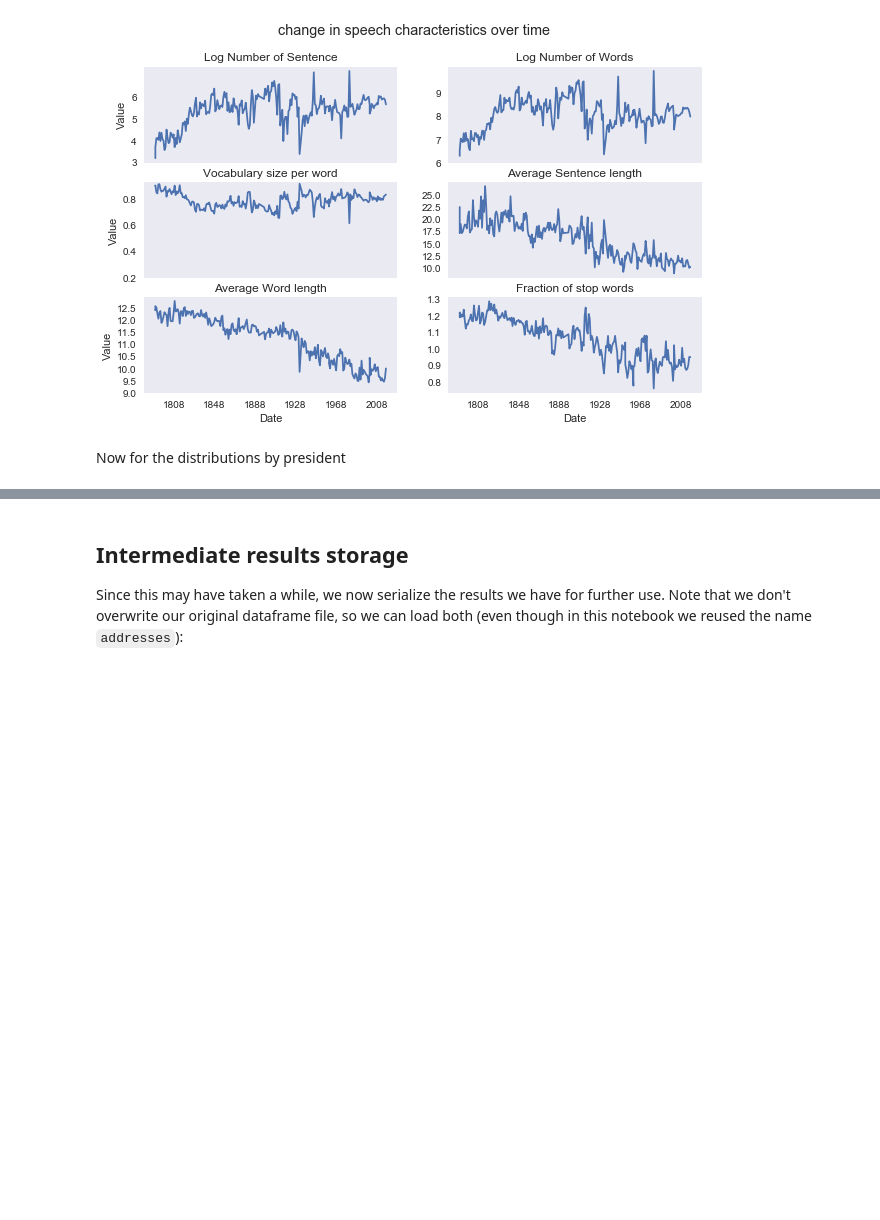
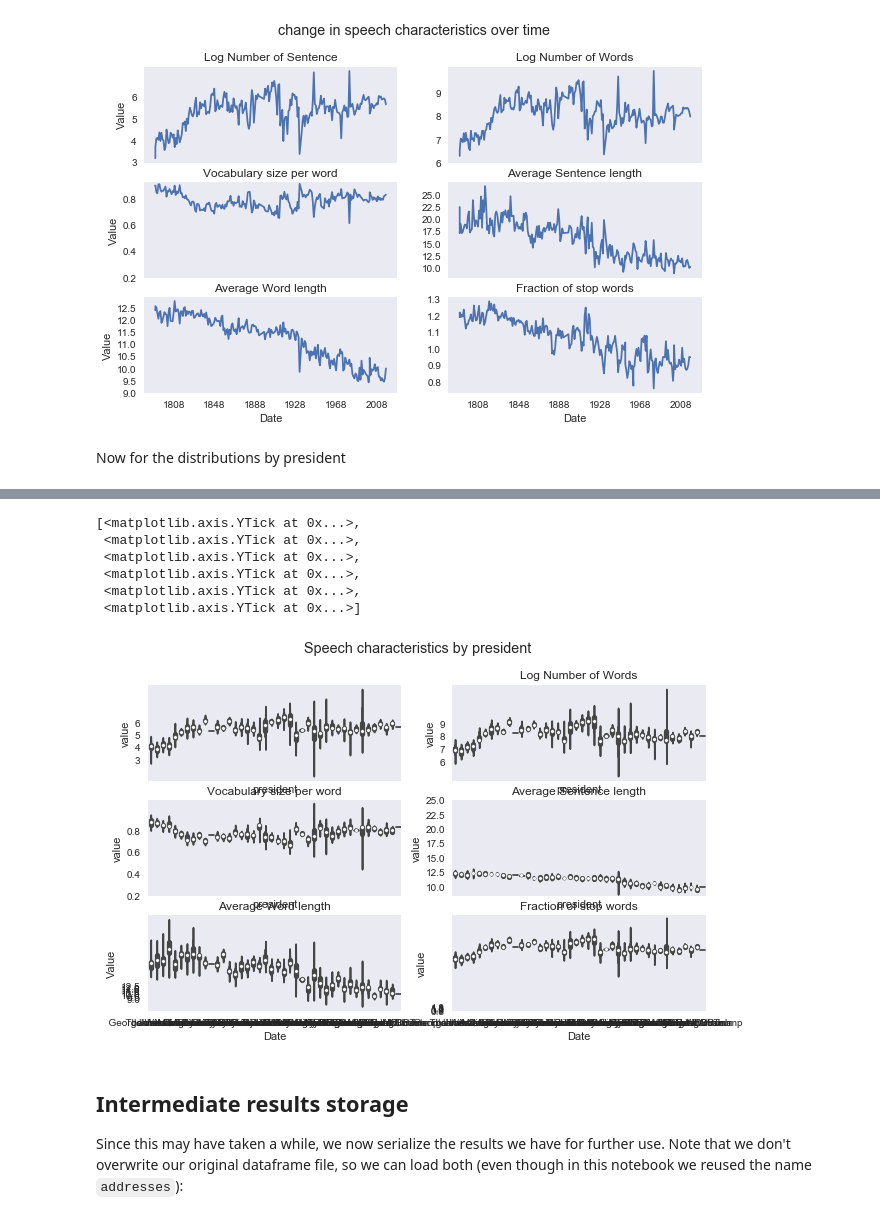
Before and after one commit to junemore/stat-159-data-science-, a Jupyter notebook: state_of_the_union_analysis-p2.ipynb, the cells around one changed output, grey strips where cells are left out. Saved outputs shown, nothing was run; the diff lists cells and outputs as text; code cells hidden in the pictures; blank space fills up the shorter version.

Commit message:
graph in the last part looks different from template

```diff
--- a/state_of_the_union_analysis-p2.ipynb
+++ b/state_of_the_union_analysis-p2.ipynb
@@ -194,7 +194,8 @@ axarr[2,1].set_yticks(np.arange(0.8,1.4,0.1))
 Now for the distributions by president
 # %%
 # add variable to original data frame
-addresses["log_n_sent"]=log_n_sent
+addresses["log_n_sent"]=log_n_sent.astype(np.float)
+print(addresses["log_n_sent"].head())
 addresses["log_n_words"]=log_n_words
 addresses["vocab_per_word"]=(addresses['n_swords'])/addresses['n_uwords']
 addresses["mean_word_length"]=addresses['n_chars']/addresses['n_words']
@@ -233,3 +296,49 @@ AttributeError: 'float' object has no attribute 'shape'
+# %%
+f1,axarr = plt.subplots(3,2,sharex=True)
+ax=plt.gca()
+#set title and range of x axies
+plt.suptitle( 'Speech characteristics by president')
+plt.xticks(np.arange(1808,2009,40))
+#plot[0][0],  Log Number of Sentence by president
+sns.violinplot(data=df1, x="president", y="value",ax=axarr[0,0])
+axarr[0,0].set_yticks(np.arange(3,7,1))
+
+#plot[0][1],  Log Number of Words by president
+axarr[0,1].set_title("Log Number of Words")
+sns.violinplot(data=df2, x="president", y="value",ax=axarr[0,1])
+axarr[0,1].set_yticks(np.arange(6,10,1))
+
+#plot[1][0], Vocabulary size per word by president
+axarr[1][0].set_ylabel("Value")
+axarr[1,0].set_title("Vocabulary size per word")
+sns.violinplot(data=df3, x="president", y="value",ax=axarr[1,0])
+axarr[1,0].set_yticks(np.arange(0.2,0.8,0.2))
+
+#plot[1][1], Average Sentence length by president
+axarr[1,1].set_title("Average Sentence length")
+sns.violinplot(data=df4, x="president", y="value",ax=axarr[1,1])
+axarr[1,1].set_yticks(np.arange(10,27.5,2.5))
+
+#plot[2][0], Average Word length by president
+sns.violinplot(data=df5, x="president", y="value",ax=axarr[2,0])
+axarr[2,0].set_title("Average Word length")
+axarr[2][0].set_ylabel("Value")
+axarr[2][0].set_xlabel("Date")
+axarr[2,0].set_yticks(np.arange(9,13,0.5))
+
+#plot[2][1], Fraction of stop words by president
+sns.violinplot(data=df2, x="president", y="value",ax=axarr[2,1])
+axarr[2,1].set_title("Fraction of stop words")
+axarr[2][1].set_xlabel("Date")
+axarr[2,1].set_yticks(np.arange(0.8,1.4,0.1))
+# %% [output]
+[<matplotlib.axis.YTick at 0x...>,
+ <matplotlib.axis.YTick at 0x...>,
+ <matplotlib.axis.YTick at 0x...>,
+ <matplotlib.axis.YTick at 0x...>,
+ <matplotlib.axis.YTick at 0x...>,
+ <matplotlib.axis.YTick at 0x...>]
+[figure, added]
 # %% [markdown]
 ## Intermediate results storage
 
```
Also changed, not shown: parts of 5 cells of this notebook.
